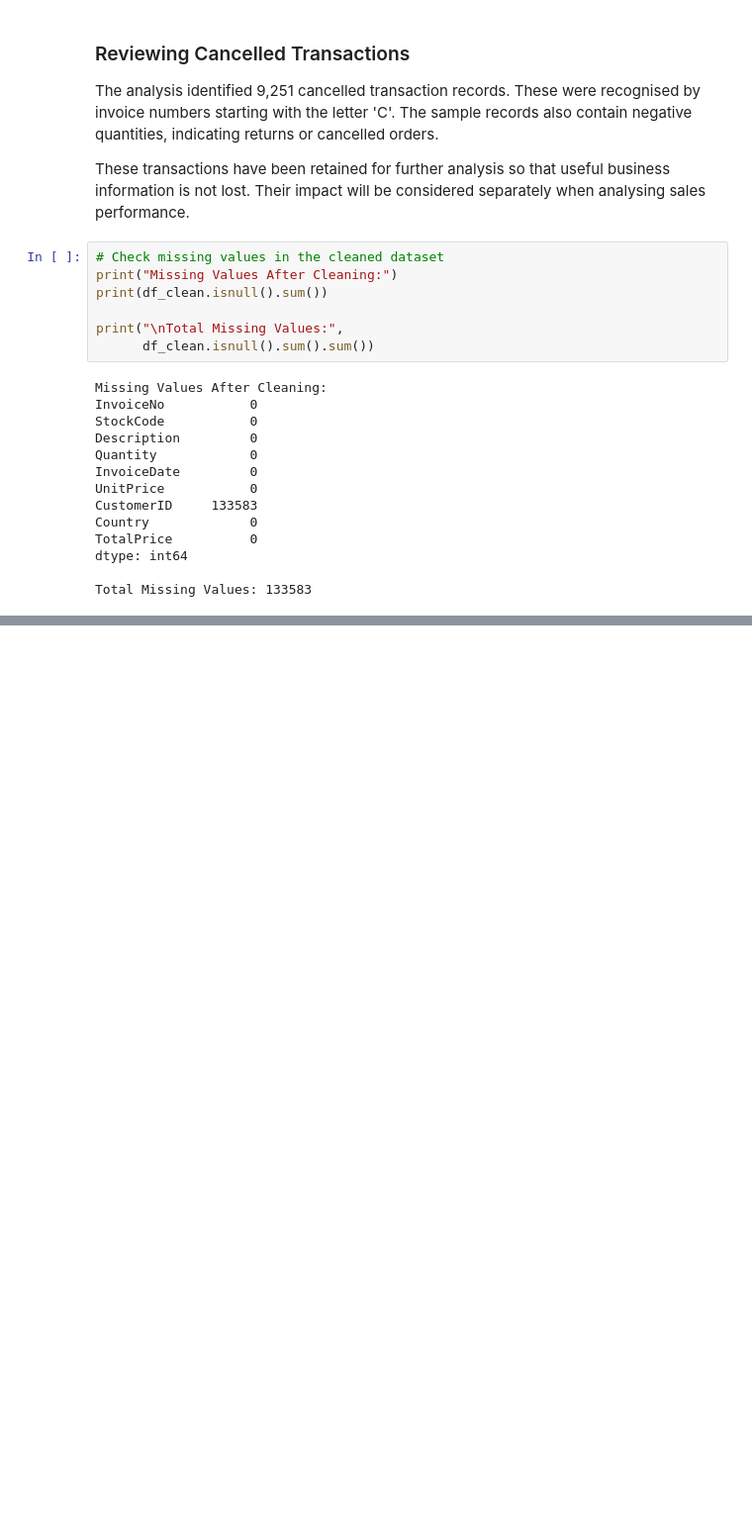
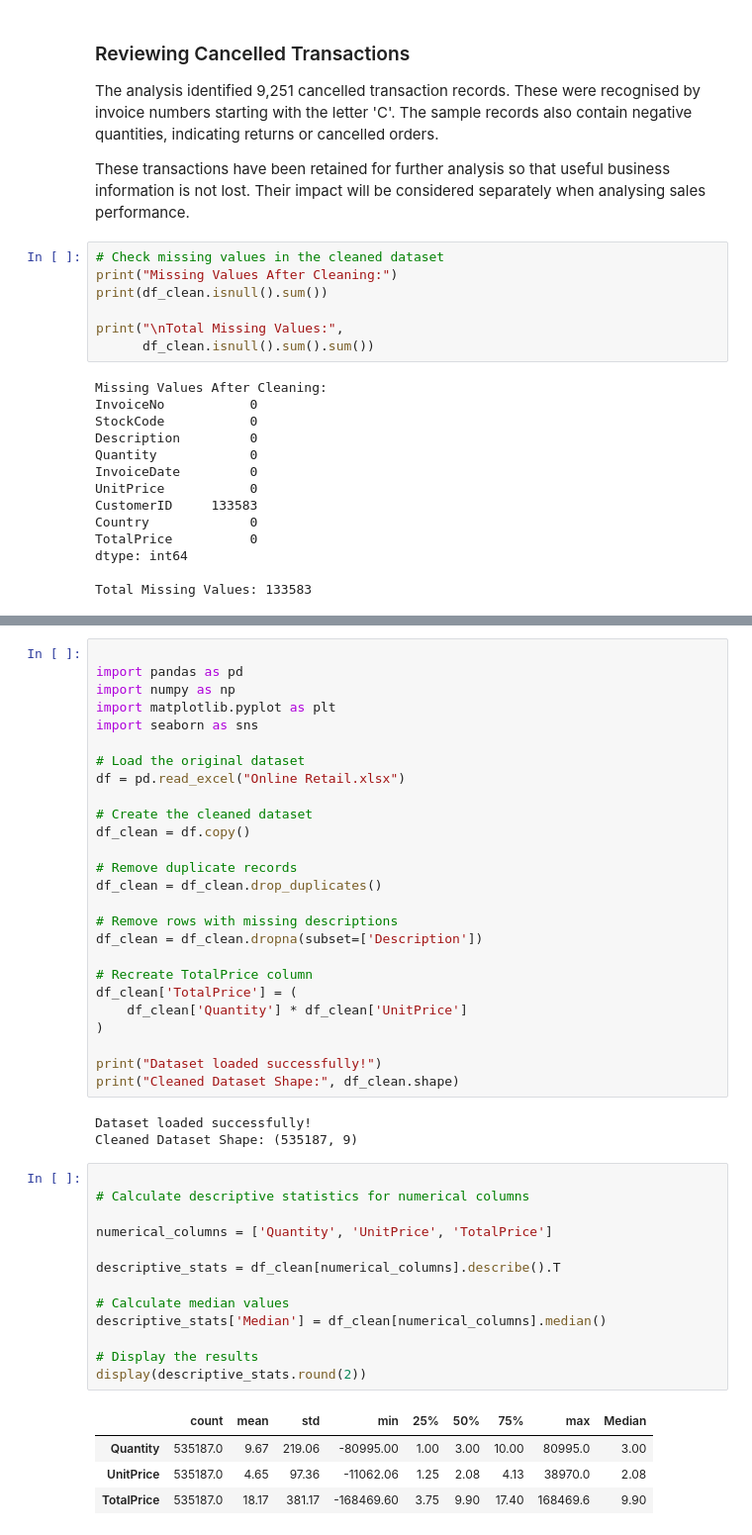
Before and after one commit to Abdullah-awa/Data_Visualisation_CA2, a Jupyter notebook: Data_Vis_CA2.ipynb, the cells around one changed output, grey strips where cells are left out. Shown at 99% size. Cells and saved outputs as stored; diff of their text form; blank space fills up the shorter version.

```diff
--- a/Data_Vis_CA2.ipynb
+++ b/Data_Vis_CA2.ipynb
@@ -935,0 +983,47 @@ First 5 Records:
+# %%
+
+import pandas as pd
+import numpy as np
+import matplotlib.pyplot as plt
+import seaborn as sns
+
+# Load the original dataset
+df = pd.read_excel("Online Retail.xlsx")
+
+# Create the cleaned dataset
+df_clean = df.copy()
+
+# Remove duplicate records
+df_clean = df_clean.drop_duplicates()
+
+# Remove rows with missing descriptions
+df_clean = df_clean.dropna(subset=['Description'])
+
+# Recreate TotalPrice column
+df_clean['TotalPrice'] = (
+    df_clean['Quantity'] * df_clean['UnitPrice']
+)
+
+print("Dataset loaded successfully!")
+print("Cleaned Dataset Shape:", df_clean.shape)
+# %% [output]
+Dataset loaded successfully!
+Cleaned Dataset Shape: (535187, 9)
+# %%
+
+# Calculate descriptive statistics for numerical columns
+
+numerical_columns = ['Quantity', 'UnitPrice', 'TotalPrice']
+
+descriptive_stats = df_clean[numerical_columns].describe().T
+
+# Calculate median values
+descriptive_stats['Median'] = df_clean[numerical_columns].median()
+
+# Display the results
+display(descriptive_stats.round(2))
+# %% [output]
+|  | count | mean | std | min | 25% | 50% | 75% | max | Median |
+| Quantity | 535187.0 | 9.67 | 219.06 | -80995.00 | 1.00 | 3.00 | 10.00 | 80995.0 | 3.00 |
+| UnitPrice | 535187.0 | 4.65 | 97.36 | -11062.06 | 1.25 | 2.08 | 4.13 | 38970.0 | 2.08 |
+| TotalPrice | 535187.0 | 18.17 | 381.17 | -168469.60 | 3.75 | 9.90 | 17.40 | 168469.6 | 9.90 |
```
Also changed, not shown: parts of 8 cells of this notebook.
